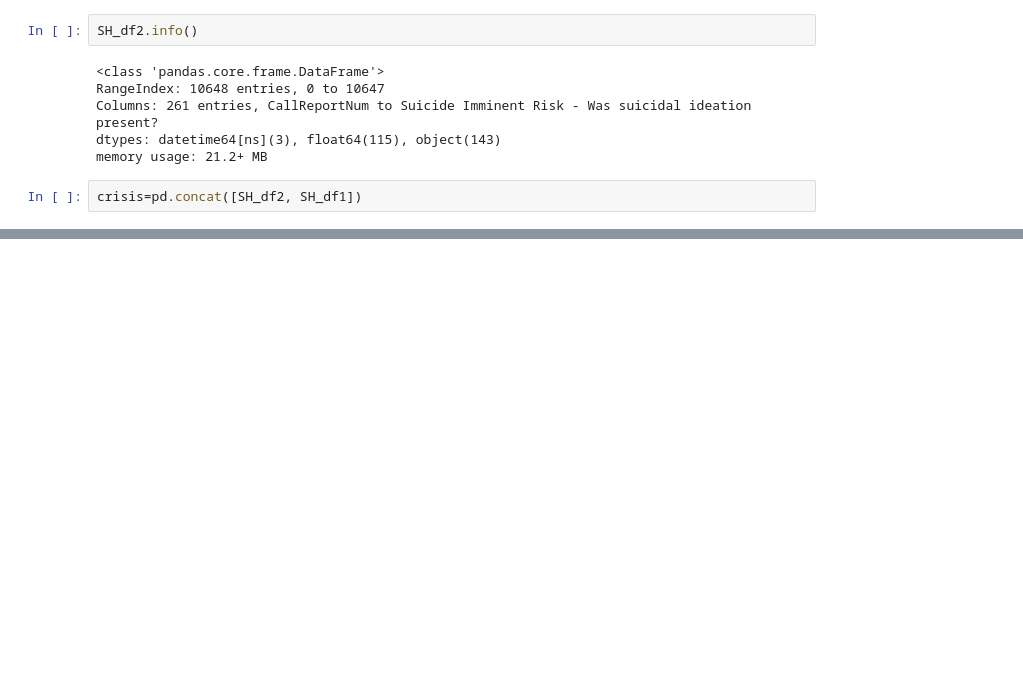
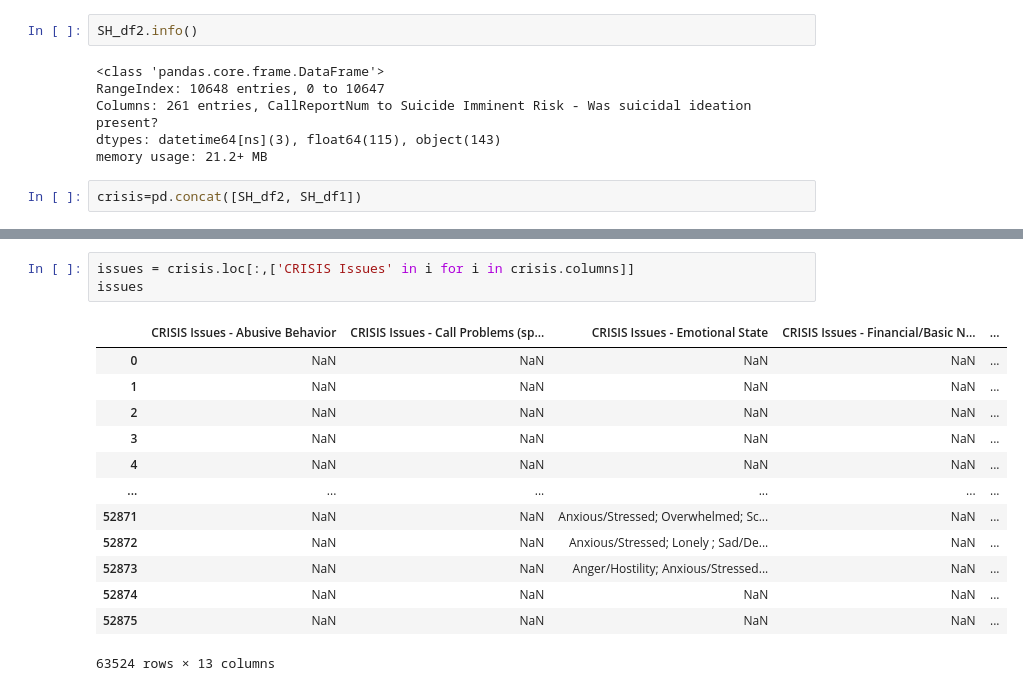
Before and after one commit to NSS-Data-Analytics-Cohort-6/fcs-crisis-holi-data-in-the-sun, a Jupyter notebook: Notebooks/Suicide Hotline Project.ipynb, the cells around one changed output, grey strips where cells are left out. Cells and saved outputs as stored; diff of their text form; blank space fills up the shorter version.

```diff
--- a/Notebooks/Suicide Hotline Project.ipynb
+++ b/Notebooks/Suicide Hotline Project.ipynb
@@ -141,0 +167,17 @@ dtype: int64
+# %%
+issues = crisis.loc[:,['CRISIS Issues' in i for i in crisis.columns]]
+issues
+# %% [output]
+|  | CRISIS Issues - Abusive Behavior | CRISIS Issues - Call Problems (sp... | CRISIS Issues - Emotional State | CRISIS Issues - Financial/Basic N... | ... |
+| 0 | NaN | NaN | NaN | NaN | ... |
+| 1 | NaN | NaN | NaN | NaN | ... |
+| 2 | NaN | NaN | NaN | NaN | ... |
+| 3 | NaN | NaN | NaN | NaN | ... |
+| 4 | NaN | NaN | NaN | NaN | ... |
+| ... | ... | ... | ... | ... | ... |
+| 52871 | NaN | NaN | Anxious/Stressed; Overwhelmed; Sc... | NaN | ... |
+| 52872 | NaN | NaN | Anxious/Stressed; Lonely ; Sad/De... | NaN | ... |
+| 52873 | NaN | NaN | Anger/Hostility; Anxious/Stressed... | NaN | ... |
+| 52874 | NaN | NaN | NaN | NaN | ... |
+| 52875 | NaN | NaN | NaN | NaN | ... |
+63524 rows × 13 columns
```
Also changed, not shown: parts of 10 cells of this notebook.
